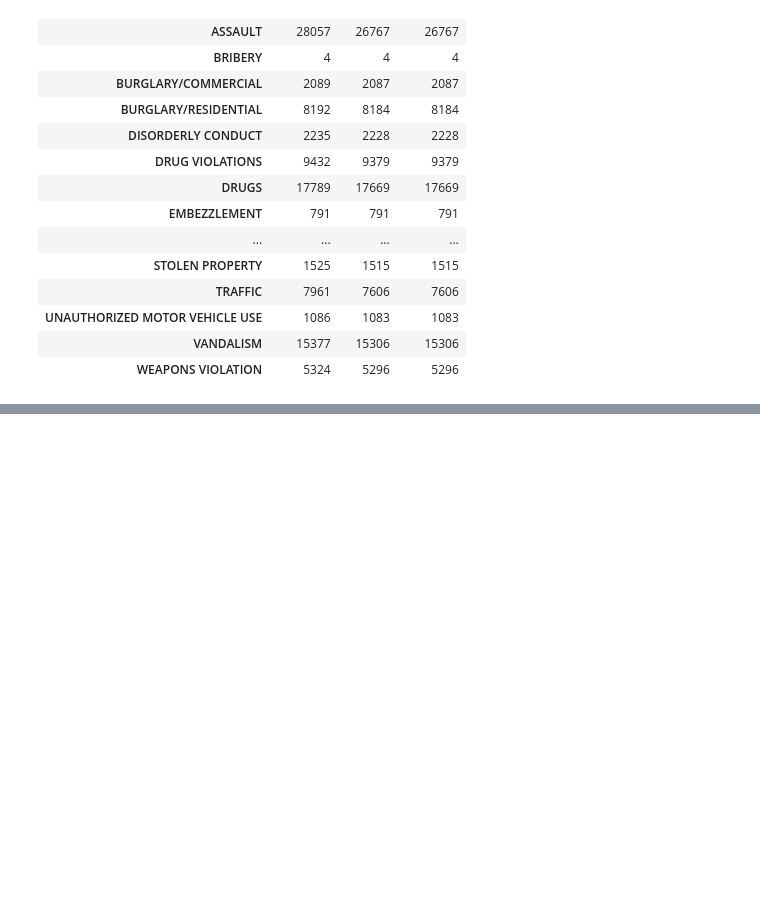
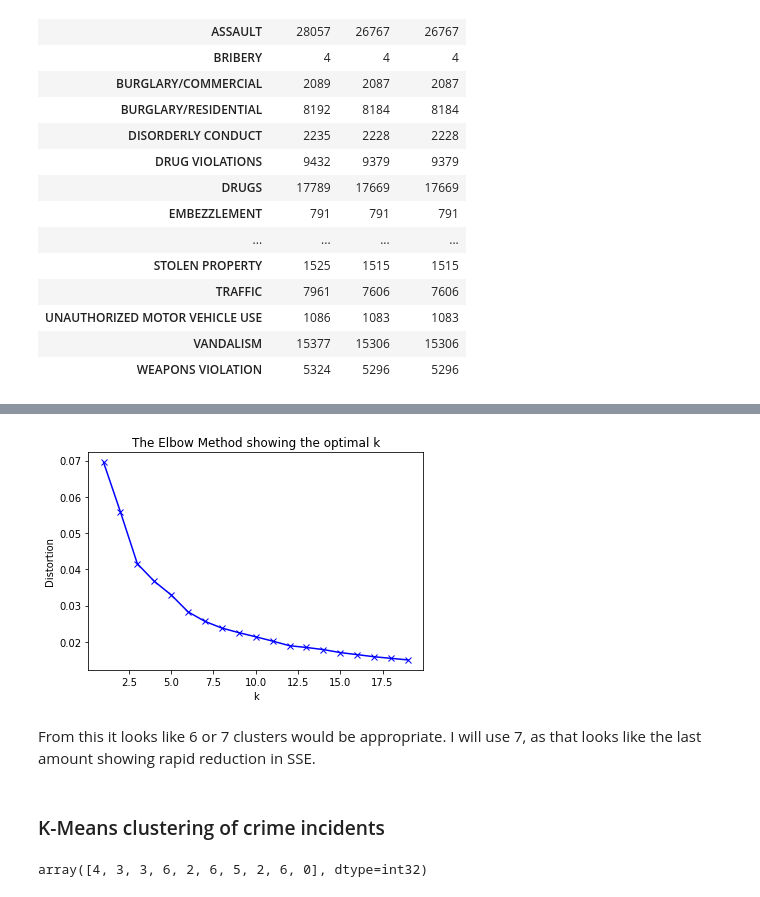
Before and after one commit to Brian1949/Coursera_Capstone, a Jupyter notebook: Applied DS Capstone.ipynb, the cells around one changed output, grey strips where cells are left out. Drawn from its saved outputs; the diff is of its cells as text; code cells hidden in the pictures; blank space fills up the shorter version.

```diff
--- a/Applied DS Capstone.ipynb
+++ b/Applied DS Capstone.ipynb
@@ -71,0 +172,2 @@ data.groupby('crime_category').count()[['OBJECTID', 'latitude', 'longitude']]
+# %%
+crime_data_recent_clustering = crime_data_recent[['latitude','longitude']].copy()
@@ -71,0 +183,40 @@ data.groupby('crime_category').count()[['OBJECTID', 'latitude', 'longitude']]
+# %%
+# determine k using elbow method
+
+from sklearn import metrics
+from scipy.spatial.distance import cdist
+
+# create new plot and data
+plt.plot()
+colors = ['b', 'g', 'r']
+markers = ['o', 'v', 's']
+
+# k means determine k
+distortions = []
+K = range(1,20)
+for k in K:
+    kmeanModel = KMeans(n_clusters=k).fit(crime_data_recent_clustering)
+    kmeanModel.fit(crime_data_recent_clustering)
+    distortions.append(sum(np.min(cdist(crime_data_recent_clustering, kmeanModel.cluster_centers_, 'euclidean'), axis=1)) / crime_data_recent_clustering.shape[0])
+
+# Plot the elbow
+plt.plot(K, distortions, 'bx-')
+plt.xlabel('k')
+plt.ylabel('Distortion')
+plt.title('The Elbow Method showing the optimal k')
+plt.show()
+# %% [output]
+[figure, added]
+# %% [markdown]
+From this it looks like 6 or 7 clusters would be appropriate. I will use 7, as that looks like the last amount showing rapid reduction in SSE.
+# %% [markdown]
+### K-Means clustering of crime incidents
+# %%
+# run k-means clustering
+kclusters = 7
+kmeans = KMeans(n_clusters=kclusters, random_state=0).fit(crime_data_recent_clustering)
+
+# check cluster labels generated for each row in the dataframe
+kmeans.labels_[0:10]
+# %% [output]
+array([4, 3, 3, 6, 2, 6, 5, 2, 6, 0], dtype=int32)
```
Also changed, not shown: parts of 44 cells of this notebook, 1 other file.
